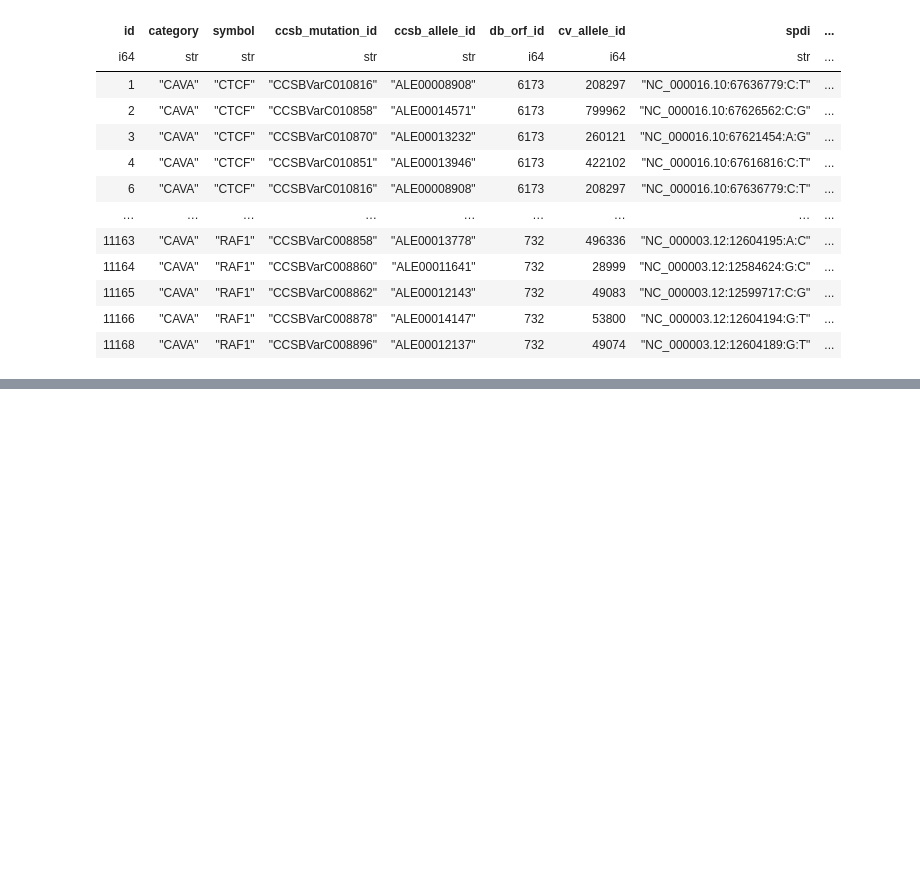
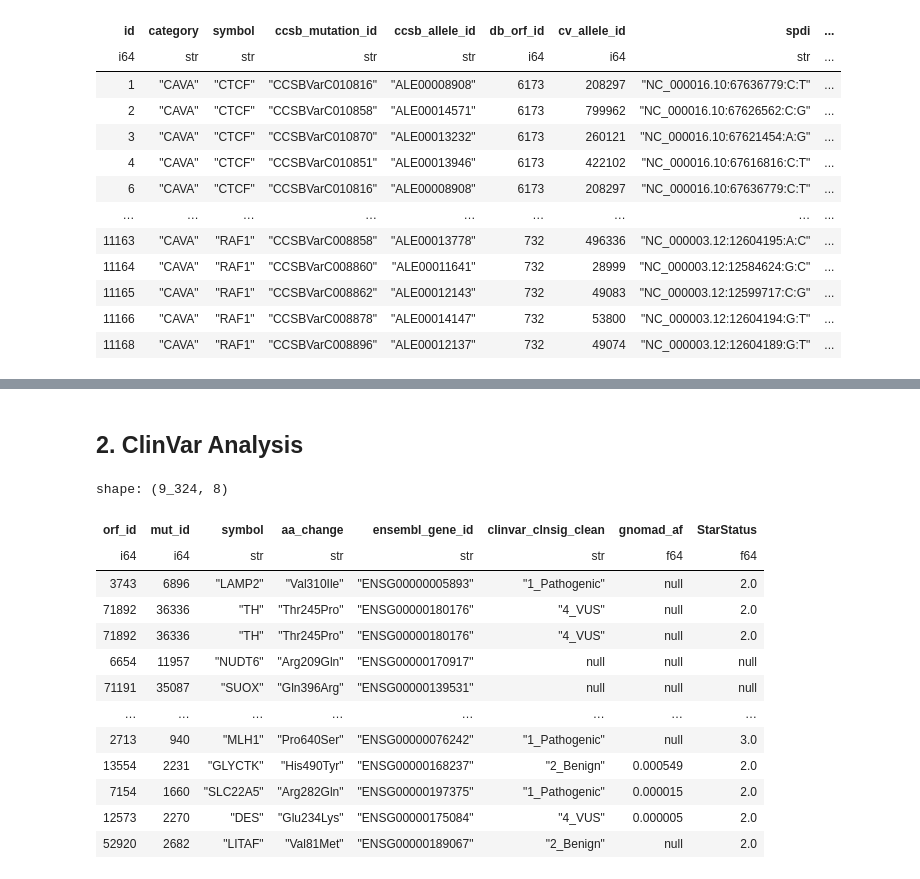
Before and after one commit to runxi-shen/2025_Pillar_VarChAMP, a Jupyter notebook: 2_individual_assay_analyses/ppi/2_analyses/1_edgotyping_data_analyses.ipynb, the cells around one changed output, grey strips where cells are left out. Cells and saved outputs as stored; diff of their text form; code cells hidden in the pictures; blank space fills up the shorter version.

```diff
--- a/2_individual_assay_analyses/ppi/2_analyses/1_edgotyping_data_analyses.ipynb
+++ b/2_individual_assay_analyses/ppi/2_analyses/1_edgotyping_data_analyses.ipynb
@@ -43,0 +114,33 @@ shape: (3_540, 27)
+# %% [markdown]
+## 2. ClinVar Analysis
+# %%
+# process metadata
+metadata = pl.DataFrame(pd.read_csv(f"../../../1_allele_collection/3_outputs/varchamp_alleles_clinvar_gnomad_dbnsfp_sc.tsv", sep="\t", low_memory=False))
+mut_cols = ["mutation_id_rc4", "mutation_id_cegs2", "mutation_id_edgotyping3"]
+id_vars = [col for col in metadata.columns if col not in mut_cols]
+metadata = metadata.unpivot(index=id_vars,
+                            on=mut_cols,
+                            variable_name="mutation_collection",
+                            value_name="mut_id")
+
+priority_col = ["orf_id", "mut_id", "symbol", "aa_change", "ensembl_gene_id", "clinvar_clnsig_clean", "gnomad_af", "StarStatus"]
+metadata = metadata.select(priority_col).filter(~pl.col("mut_id").is_null()).with_columns(
+    pl.col("mut_id").cast(pl.Int64).alias("mut_id"),
+    pl.col("orf_id").cast(pl.Int64).alias("orf_id")
+)
+metadata
+# %% [output]
+shape: (9_324, 8)
+| orf_id | mut_id | symbol | aa_change | ensembl_gene_id | clinvar_clnsig_clean | gnomad_af | StarStatus |
+| i64 | i64 | str | str | str | str | f64 | f64 |
+| 3743 | 6896 | "LAMP2" | "Val310Ile" | "ENSG00000005893" | "1_Pathogenic" | null | 2.0 |
+| 71892 | 36336 | "TH" | "Thr245Pro" | "ENSG00000180176" | "4_VUS" | null | 2.0 |
+| 71892 | 36336 | "TH" | "Thr245Pro" | "ENSG00000180176" | "4_VUS" | null | 2.0 |
+| 6654 | 11957 | "NUDT6" | "Arg209Gln" | "ENSG00000170917" | null | null | null |
+| 71191 | 35087 | "SUOX" | "Gln396Arg" | "ENSG00000139531" | null | null | null |
+| … | … | … | … | … | … | … | … |
+| 2713 | 940 | "MLH1" | "Pro640Ser" | "ENSG00000076242" | "1_Pathogenic" | null | 3.0 |
+| 13554 | 2231 | "GLYCTK" | "His490Tyr" | "ENSG00000168237" | "2_Benign" | 0.000549 | 2.0 |
+| 7154 | 1660 | "SLC22A5" | "Arg282Gln" | "ENSG00000197375" | "1_Pathogenic" | 0.000015 | 2.0 |
+| 12573 | 2270 | "DES" | "Glu234Lys" | "ENSG00000175084" | "4_VUS" | 0.000005 | 2.0 |
+| 52920 | 2682 | "LITAF" | "Val81Met" | "ENSG00000189067" | "2_Benign" | null | 2.0 |
```
Also changed, not shown: parts of 6 cells of this notebook, 12 other files.
